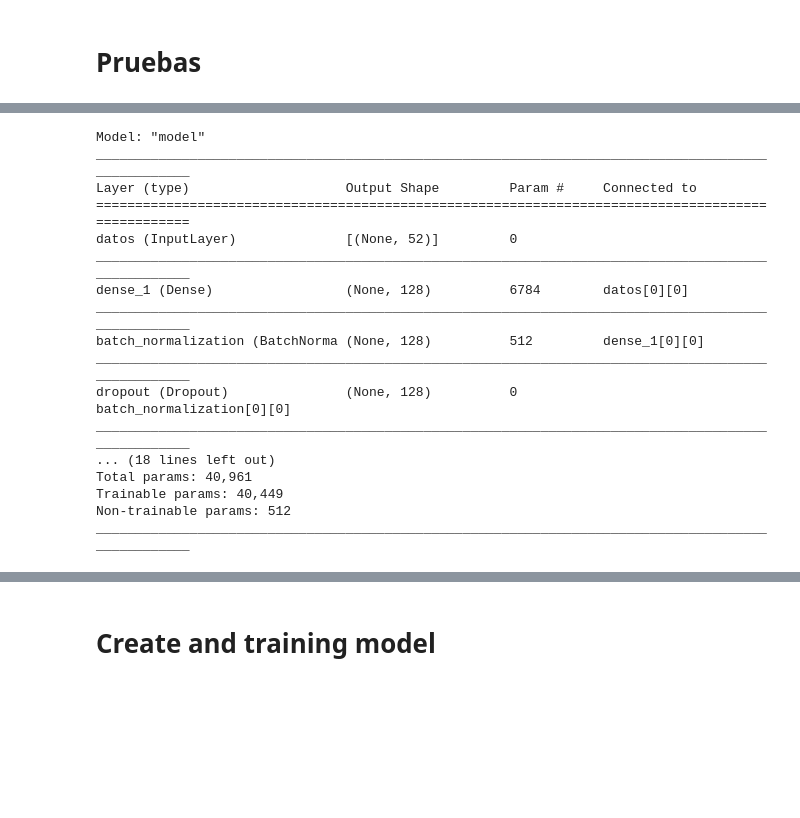
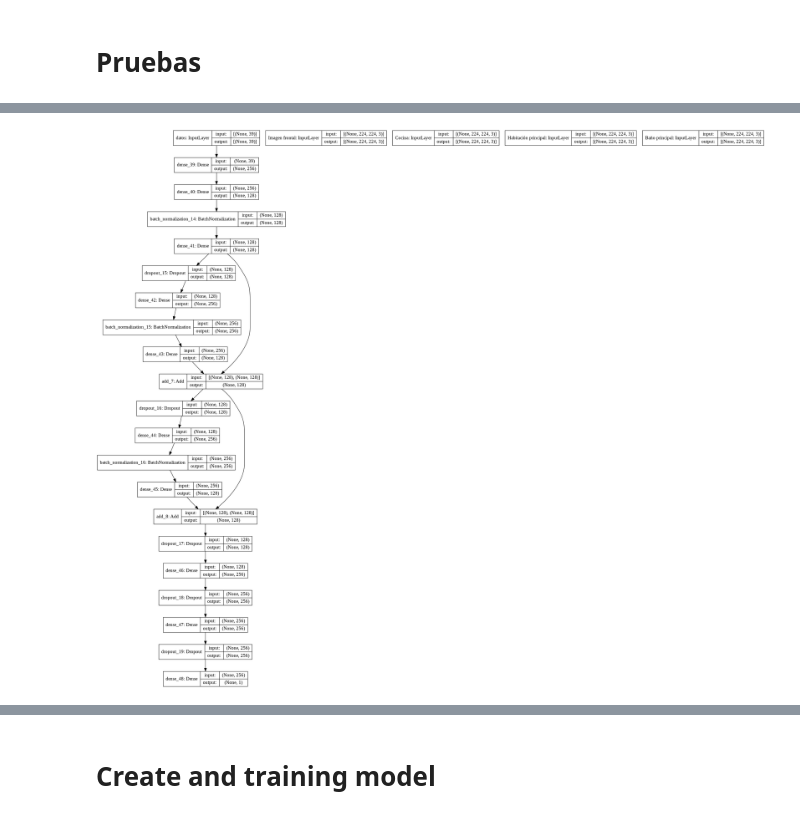
Before and after one commit to jean18/INF395, a Jupyter notebook: Tarea1/ANN_2021_1_Taller1.ipynb, the cells around one changed output, grey strips where cells are left out. Cells and saved outputs as stored; diff of their text form; code cells hidden in the pictures; blank space fills up the shorter version.

```diff
--- a/Tarea1/ANN_2021_1_Taller1.ipynb
+++ b/Tarea1/ANN_2021_1_Taller1.ipynb
@@ -623,2 +476,27 @@ train_dataset
 # %% [markdown]
 # Pruebas
+# %%
+# Cargar 4 modelos de tipo ResNet152V2
+base_model1 = tf.keras.applications.ResNet152V2(input_shape=(224, 224, 3),
+                                               include_top=False,
+                                               weights='imagenet')
+base_model1.trainable = False
+base_model1._name = 'ResNet152V2_1'
+
+base_model2 = tf.keras.applications.ResNet152V2(input_shape=(224, 224, 3),
+                                               include_top=False,
+                                               weights='imagenet')
+base_model2.trainable = False
+base_model2._name = 'ResNet152V2_2'
+
+base_model3 = tf.keras.applications.ResNet152V2(input_shape=(224, 224, 3),
+                                               include_top=False,
+                                               weights='imagenet')
+base_model3.trainable = False
+base_model3._name = 'ResNet152V2_3'
+
+base_model4 = tf.keras.applications.ResNet152V2(input_shape=(224, 224, 3),
+                                               include_top=False,
+                                               weights='imagenet')
+base_model4.trainable = False
+base_model4._name = 'ResNet152V2_4'
@@ -657,26 +611,13 @@ def get_model_mlp():
   return model
 # %%
 model = get_model_mlp()
-# %%
-model.summary()
-# %% [output]
-Model: "model"
-__________________________________________________________________________________________________
-Layer (type)                    Output Shape         Param #     Connected to
-==================================================================================================
-datos (InputLayer)              [(None, 52)]         0
-__________________________________________________________________________________________________
-dense_1 (Dense)                 (None, 128)          6784        datos[0][0]
-__________________________________________________________________________________________________
-batch_normalization (BatchNorma (None, 128)          512         dense_1[0][0]
-__________________________________________________________________________________________________
-dropout (Dropout)               (None, 128)          0           batch_normalization[0][0]
-__________________________________________________________________________________________________
-... (18 lines left out)
-Total params: 40,961
-Trainable params: 40,449
-Non-trainable params: 512
-__________________________________________________________________________________________________
+# %%
+model = get_model_cnn(base_model1, base_model2, base_model3, base_model4)
+# %%
+# Plot the model
+tf.keras.utils.plot_model(model, 'model.png', show_shapes=True)
+# %% [output]
+[figure, added]
 # %%
 # Callbacks for the model
 
```
Also changed, not shown: parts of 51 cells of this notebook.
